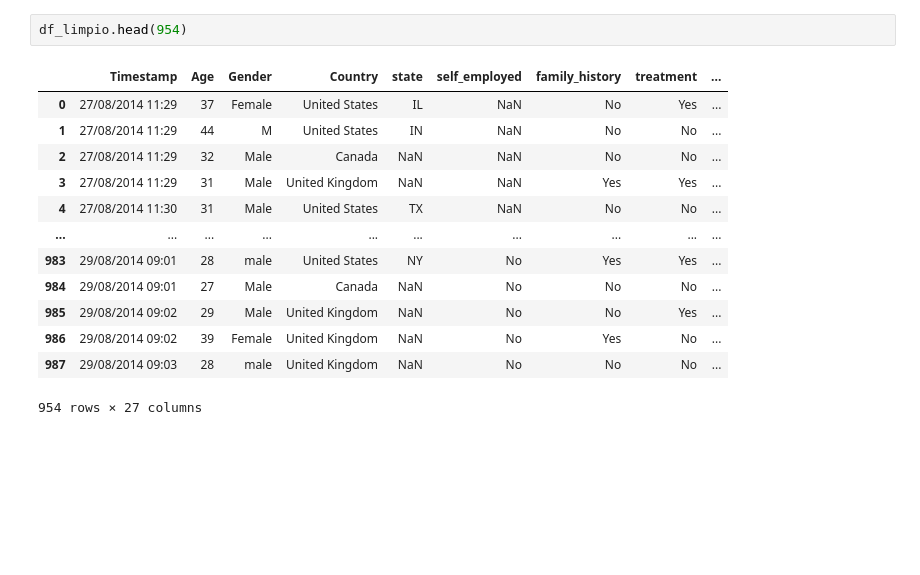
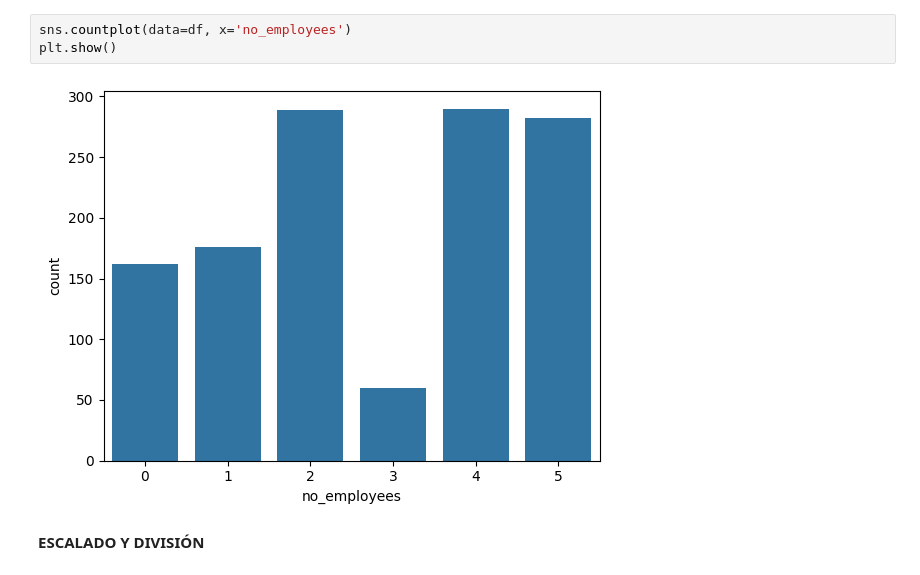
Before and after one commit to darig7w7/ProyectoSaludMental, a Jupyter notebook: SaludMental.ipynb, the cells around one changed output. Drawn from its saved outputs; the diff is of its cells as text; blank space fills up the shorter version.

```diff
--- a/SaludMental.ipynb
+++ b/SaludMental.ipynb
@@ -151,16 +226,7 @@ df.head(779)
-# %%
-df_limpio.head(954)
-# %% [output]
-|  | Timestamp | Age | Gender | Country | state | self_employed | family_history | treatment | ... |
-| 0 | 27/08/2014 11:29 | 37 | Female | United States | IL | NaN | No | Yes | ... |
-| 1 | 27/08/2014 11:29 | 44 | M | United States | IN | NaN | No | No | ... |
-| 2 | 27/08/2014 11:29 | 32 | Male | Canada | NaN | NaN | No | No | ... |
-| 3 | 27/08/2014 11:29 | 31 | Male | United Kingdom | NaN | NaN | Yes | Yes | ... |
-| 4 | 27/08/2014 11:30 | 31 | Male | United States | TX | NaN | No | No | ... |
-| ... | ... | ... | ... | ... | ... | ... | ... | ... | ... |
-| 983 | 29/08/2014 09:01 | 28 | male | United States | NY | No | Yes | Yes | ... |
-| 984 | 29/08/2014 09:01 | 27 | Male | Canada | NaN | No | No | No | ... |
-| 985 | 29/08/2014 09:02 | 29 | Male | United Kingdom | NaN | No | No | Yes | ... |
-| 986 | 29/08/2014 09:02 | 39 | Female | United Kingdom | NaN | No | Yes | No | ... |
-| 987 | 29/08/2014 09:03 | 28 | male | United Kingdom | NaN | No | No | No | ... |
-954 rows × 27 columns
+# %%
+sns.countplot(data=df, x='no_employees')
+plt.show()
+# %% [output]
+[figure, added]
+# %% [markdown]
+**ESCALADO Y DIVISIÓN**
```
Also changed, not shown: parts of 39 cells of this notebook.
